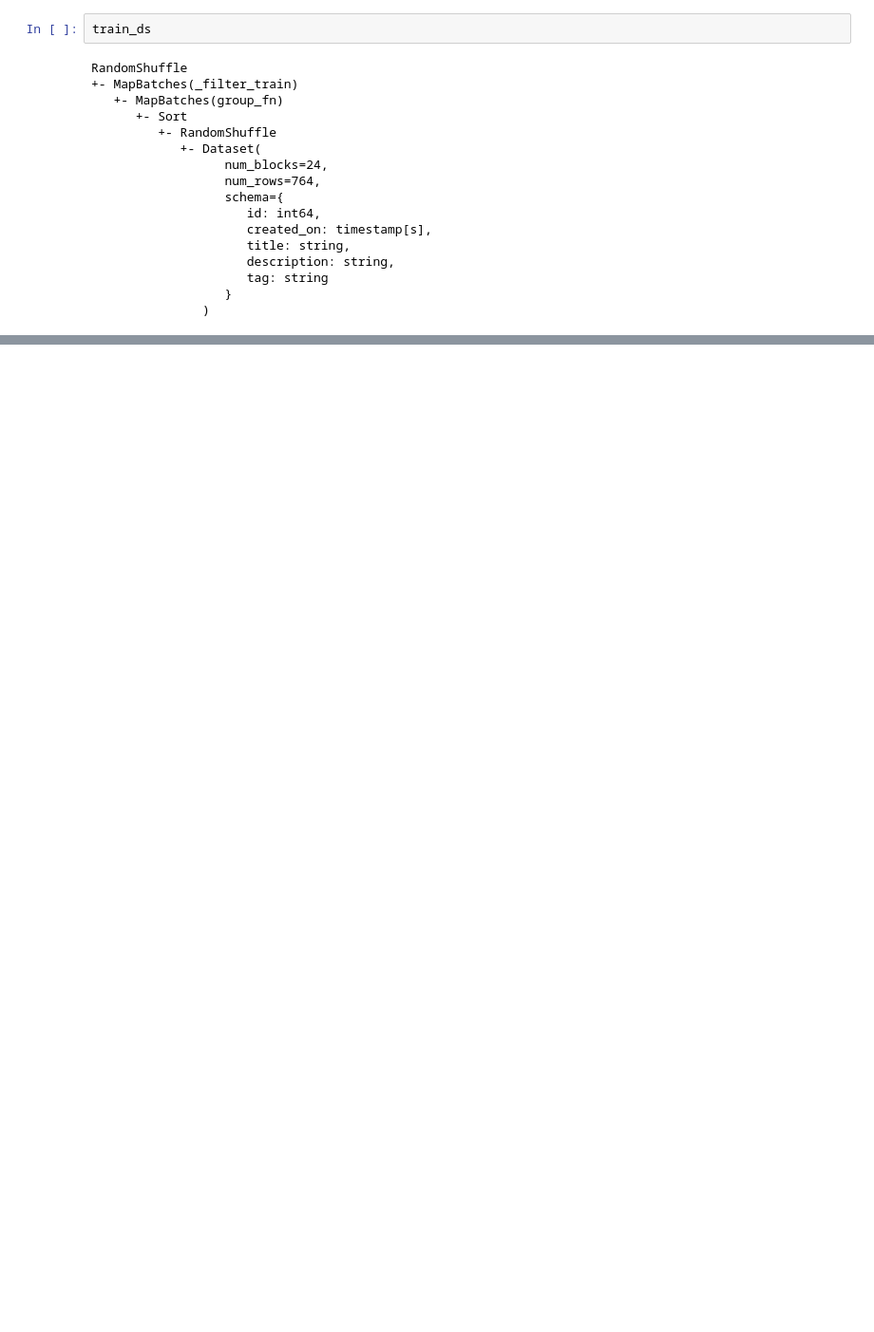
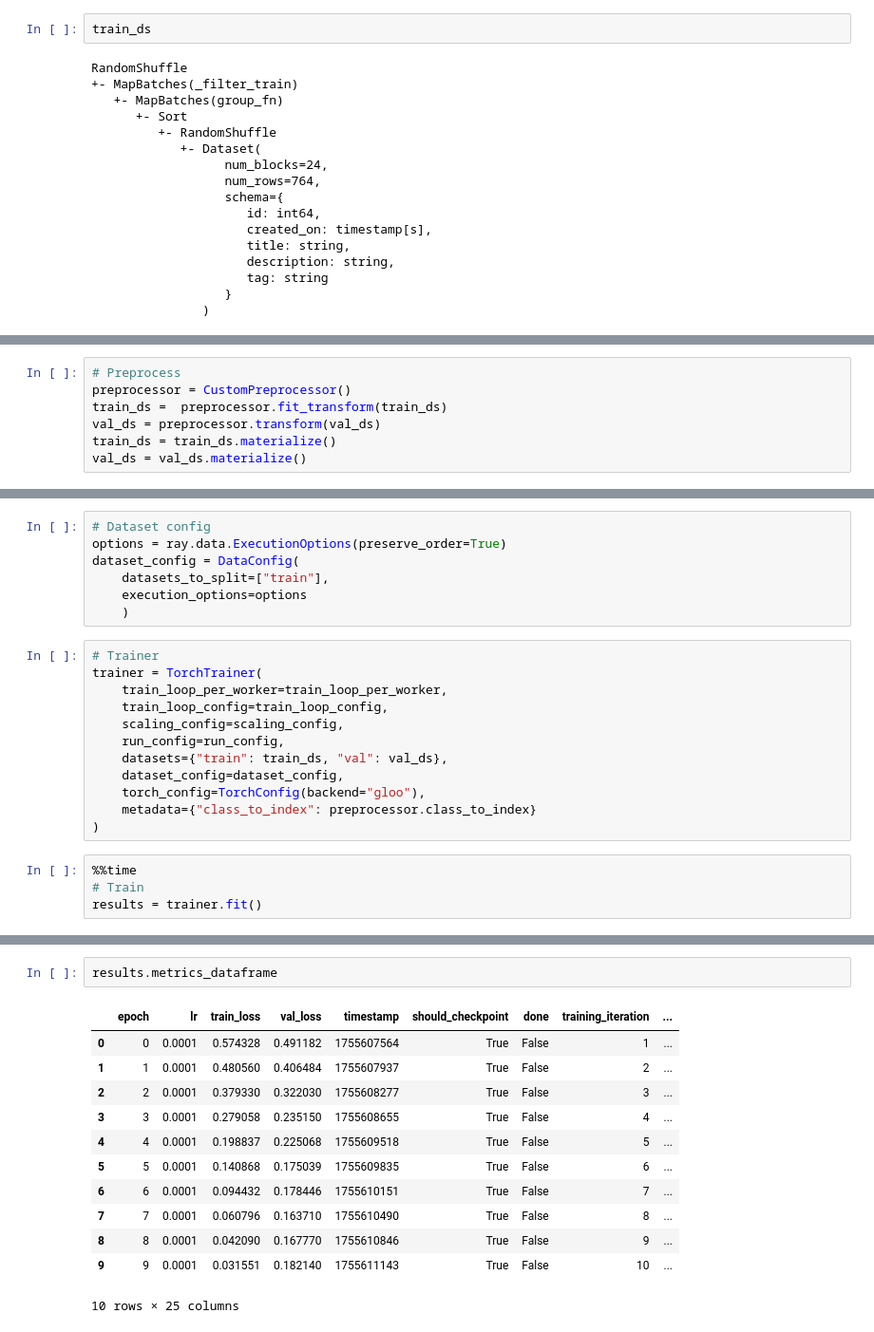
Before and after one commit to sara12312/MadeWithML, a Jupyter notebook: notebooks/notebook.ipynb, the cells around one changed output, grey strips where cells are left out. Shown at 95% size. Saved outputs shown, nothing was run; the diff lists cells and outputs as text; blank space fills up the shorter version.

```diff
--- a/notebooks/notebook.ipynb
+++ b/notebooks/notebook.ipynb
@@ -380,0 +713,7 @@ sample_ds.show(1)
+# %%
+# Preprocess
+preprocessor = CustomPreprocessor()
+train_ds =  preprocessor.fit_transform(train_ds)
+val_ds = preprocessor.transform(val_ds)
+train_ds = train_ds.materialize()
+val_ds = val_ds.materialize()
@@ -380,0 +733,23 @@ sample_ds.show(1)
+# %%
+# Dataset config
+options = ray.data.ExecutionOptions(preserve_order=True)
+dataset_config = DataConfig(
+    datasets_to_split=["train"],
+    execution_options=options
+    )
+# %%
+# Trainer
+trainer = TorchTrainer(
+    train_loop_per_worker=train_loop_per_worker,
+    train_loop_config=train_loop_config,
+    scaling_config=scaling_config,
+    run_config=run_config,
+    datasets={"train": train_ds, "val": val_ds},
+    dataset_config=dataset_config,
+    torch_config=TorchConfig(backend="gloo"),
+    metadata={"class_to_index": preprocessor.class_to_index}
+)
+# %%
+%%time
+# Train
+results = trainer.fit()
@@ -380,0 +917,15 @@ sample_ds.show(1)
+# %%
+results.metrics_dataframe
+# %% [output]
+|  | epoch | lr | train_loss | val_loss | timestamp | should_checkpoint | done | training_iteration | ... |
+| 0 | 0 | 0.0001 | 0.574328 | 0.491182 | 1755607564 | True | False | 1 | ... |
+| 1 | 1 | 0.0001 | 0.480560 | 0.406484 | 1755607937 | True | False | 2 | ... |
+| 2 | 2 | 0.0001 | 0.379330 | 0.322030 | 1755608277 | True | False | 3 | ... |
+| 3 | 3 | 0.0001 | 0.279058 | 0.235150 | 1755608655 | True | False | 4 | ... |
+| 4 | 4 | 0.0001 | 0.198837 | 0.225068 | 1755609518 | True | False | 5 | ... |
+| 5 | 5 | 0.0001 | 0.140868 | 0.175039 | 1755609835 | True | False | 6 | ... |
+| 6 | 6 | 0.0001 | 0.094432 | 0.178446 | 1755610151 | True | False | 7 | ... |
+| 7 | 7 | 0.0001 | 0.060796 | 0.163710 | 1755610490 | True | False | 8 | ... |
+| 8 | 8 | 0.0001 | 0.042090 | 0.167770 | 1755610846 | True | False | 9 | ... |
+| 9 | 9 | 0.0001 | 0.031551 | 0.182140 | 1755611143 | True | False | 10 | ... |
+10 rows × 25 columns
```
Also changed, not shown: parts of 46 cells of this notebook, 2 other files.
